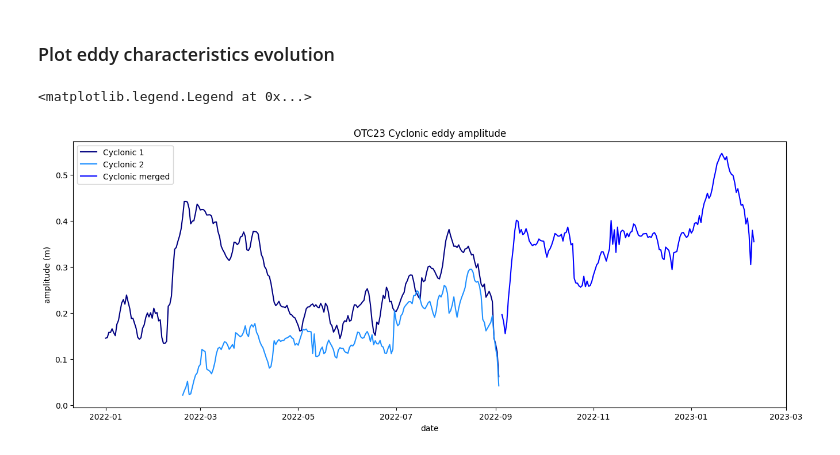
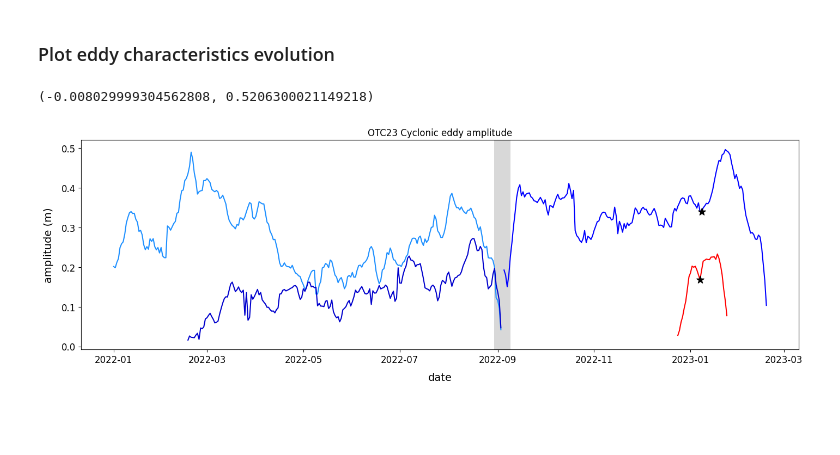
Before and after one commit to torresr-cnrm/otc23-tracking, a Jupyter notebook: notebook/OTC23-eddy-tracking.ipynb, the cells around one changed output. Cells and saved outputs as stored; diff of their text form; code cells hidden in the pictures; blank space fills up the shorter version.

Commit message:
add 2 notebooks: eddy statistics + eddy characteritics

```diff
--- a/notebook/OTC23-eddy-tracking.ipynb
+++ b/notebook/OTC23-eddy-tracking.ipynb
@@ -225,19 +316,45 @@ add_eke_to_track(c_mrged_track, ds)
 # %% [markdown]
 ### Plot eddy characteristics evolution
+# %%
+# Pre process the datas
+# -- merging zone
+all_times = np.linspace(c_eddy1_track.time[0], c_mrged_track.time[-1], 200)
+cds_merge = (datetime(2022,8,29) < to_datetime(all_times)) & (datetime(2022,9,10) > to_datetime(all_times))
+
+# -- date for cyclonic and anticyclonic measurements
+c_station = datetime(2023,1,8)
+a_station = datetime(2023,1,7)
 # %%
 # Amplitude (in meter)
-fig = plt.figure(figsize=(16, 6))
+fig = plt.figure(figsize=(17, 5))
 ax = fig.add_subplot(1, 1, 1)
 
 ax.set_title('OTC23 Cyclonic eddy amplitude')
-ax.set_xlabel('date')
-ax.set_ylabel('amplitude (m)')
+ax.set_xlabel('date', size=14, labelpad=10)
+ax.set_ylabel('amplitude (m)', size=14, labelpad=10)
+ax.tick_params(labelsize=12)
 
-ax.plot(to_datetime(c_eddy1_track.time), c_eddy1_track.amplitude, c='navy', label='Cyclonic 1')
-ax.plot(to_datetime(c_eddy2_track.time), c_eddy2_track.amplitude, c='dodgerblue', label='Cyclonic 2')
-ax.plot(to_datetime(c_mrged_track.time), c_mrged_track.amplitude, c='b', label='Cyclonic merged')
+ax.plot(to_datetime(ac_eddy_track.time), ac_eddy_track.amplitude, c='red',     label='Anticyclonic')
+ax.plot(to_datetime(c_eddy1_track.time), c_eddy1_track.amplitude, c='dodgerblue', label='Cyclonic 1')
+ax.plot(to_datetime(c_eddy2_track.time), c_eddy2_track.amplitude, c='mediumblue', label='Cyclonic 2')
+ax.plot(to_datetime(c_mrged_track.time), c_mrged_track.amplitude, c='blue',       label='Cyclonic merged')
 
-ax.legend()
+ylim = ax.get_ylim()
+
+# -- add merging shaded zone
+ax.fill_between(to_datetime(all_times), ylim[0], ylim[1], where=cds_merge,
+                facecolor='grey', alpha=0.3)
+
+# -- add OTC23 measurement
+a_ind = np.where(to_datetime(ac_eddy_track.time) == a_station)[0]
+ax.scatter(a_station, ac_eddy_track.amplitude[a_ind], s=100, c="black", marker='*', zorder=100)
+
+c_ind = np.where(to_datetime(c_mrged_track.time) == c_station)[0]
+ax.scatter(c_station, c_mrged_track.amplitude[c_ind], s=100, c="black", marker='*', zorder=100)
+
+# -- final ax attributes
+ax.set_ylim(ylim)
+#ax.legend(prop={'size': 12})
 # %% [output]
-<matplotlib.legend.Legend at 0x...>
+(-0.008029999304562808, 0.5206300021149218)
-[figure, old version]
+[figure, new version]
```
Also changed, not shown: parts of 33 cells of this notebook, 2 other files.
